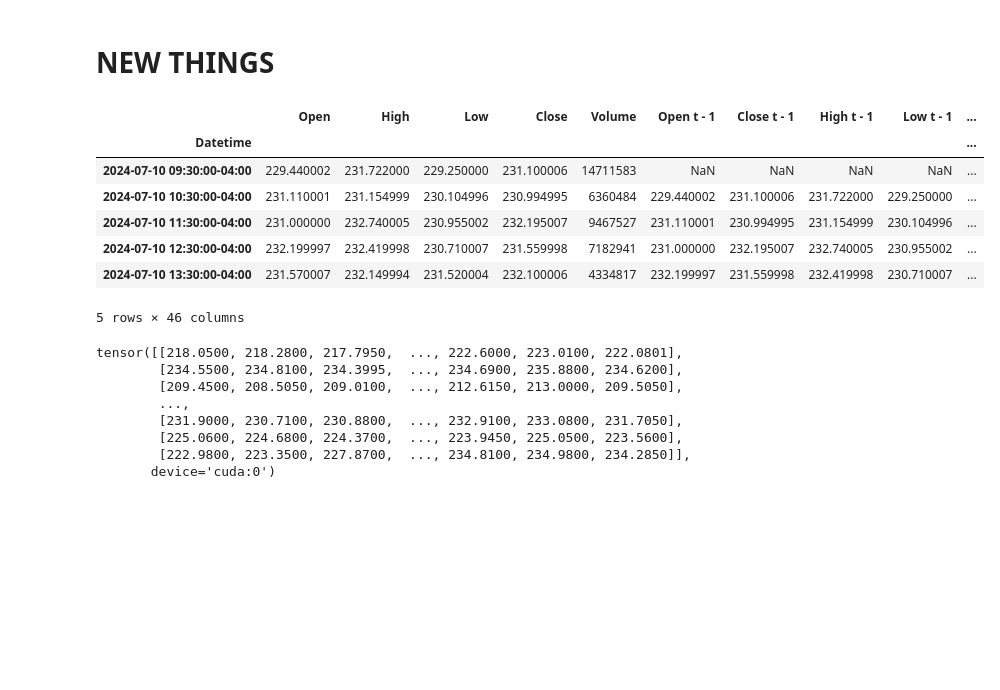
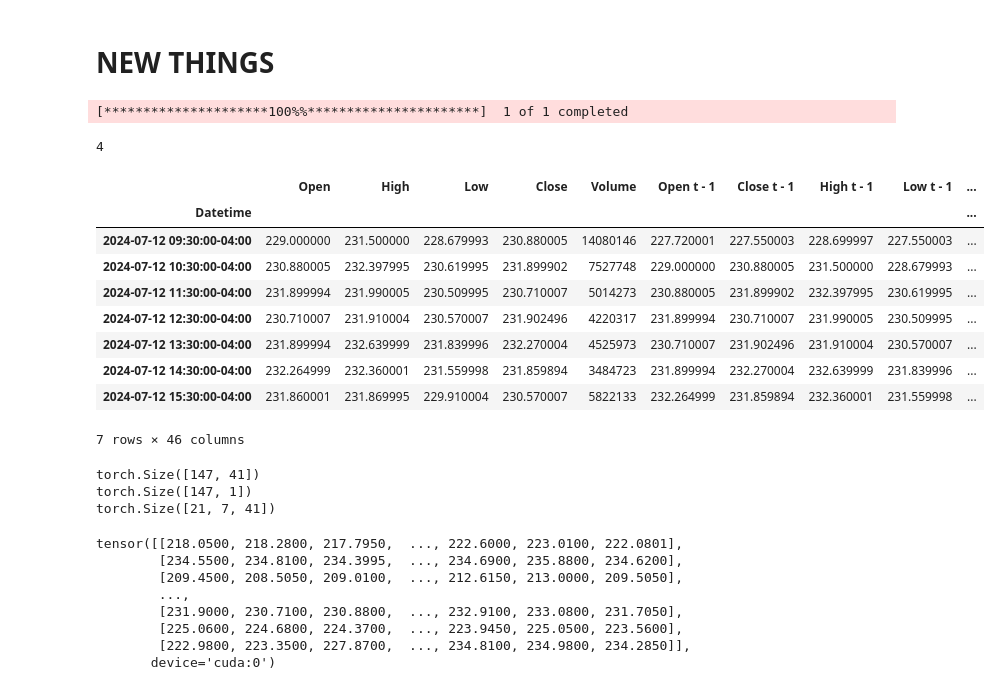
Before and after one commit to yohlimem/AI-Stonks, a Jupyter notebook: main.ipynb, the cells around one changed output. Cells and saved outputs as stored; diff of their text form; code cells hidden in the pictures; blank space fills up the shorter version.

Commit message:
added day segments and support for tensors

```diff
--- a/main.ipynb
+++ b/main.ipynb
@@ -15,45 +17,65 @@ stock_name = "AAPL"
 # %%
 def prepare_data(stock_name, period="5d", interval="1m",back_time=5):
 
     recent_data = yf.download(stock_name, period=period, interval=interval)
     recent_data = recent_data.drop(columns=["Adj Close"])
-
-    segment = 390 if interval == "1m" else 7
-
     recent_data.fillna(method="bfill", inplace=True)
 
     for i in range(back_time):
         recent_data[f"Open t - {i+1}"] = recent_data["Open"].shift((i+1))
         recent_data[f"Close t - {i+1}"] = recent_data["Close"].shift((i+1))
         recent_data[f"High t - {i+1}"] = recent_data["High"].shift((i+1))
         recent_data[f"Low t - {i+1}"] = recent_data["Low"].shift((i+1))
 
+    recent_data.dropna(inplace=True)
+    first_timestamp = recent_data.index[0]
+
+    if first_timestamp.time() != pd.Timestamp("09:30:00").time():
+        index = recent_data.index.get_loc(recent_data[
+            recent_data.index.time == pd.Timestamp("09:30:00").time()
+        ].index[0])
+        print(index)
+        recent_data = recent_data.iloc[index:]
+    # print(recent_data.iloc[0])
     recent_data["movement"] = (recent_data["Close"] > recent_data["Open"]).astype(int)
-    day_segments = [
-        recent_data.iloc[i : i + segment] for i in range(0, len(recent_data), segment)
-    ]
-    # segments_df = pd.concat(segments, ignore_index=True)
 
-    print(day_segments[0].to_markdown())
+    return recent_data
 
-    return day_segments, recent_data
+def split_data(recent_data, interval="1m"):
+    segment = 390 if interval == "1m" else 7
+    if type(recent_data) == pd.DataFrame:
+        day_segments = [
+            recent_data.iloc[i : i + segment] for i in range(0, len(recent_data), segment)
+        ]
+    else:
+        day_segments = torch.from_numpy(np.array([
+            recent_data[i : i + segment] for i in range(0, len(recent_data), segment)
+        ]))
+    return day_segments
 
-day_segments, recent_data = prepare_data(
+recent_data = prepare_data(
     stock_name, back_time=10, period="1mo", interval="1h"
 )
 
+day_segments = split_data(recent_data, interval="1h")
+
+
 recent_data.head()
 day_segments = day_segments[0]
-day_segments.head()
+day_segments[:7]
 # %% [output]
+[*********************100%%**********************]  1 of 1 completed
+4
 |  | Open | High | Low | Close | Volume | Open t - 1 | Close t - 1 | High t - 1 | Low t - 1 | ... |
 | Datetime |  |  |  |  |  |  |  |  |  | ... |
-| 2024-07-10 09:30:00-04:00 | 229.440002 | 231.722000 | 229.250000 | 231.100006 | 14711583 | NaN | NaN | NaN | NaN | ... |
-| 2024-07-10 10:30:00-04:00 | 231.110001 | 231.154999 | 230.104996 | 230.994995 | 6360484 | 229.440002 | 231.100006 | 231.722000 | 229.250000 | ... |
-| 2024-07-10 11:30:00-04:00 | 231.000000 | 232.740005 | 230.955002 | 232.195007 | 9467527 | 231.110001 | 230.994995 | 231.154999 | 230.104996 | ... |
-| 2024-07-10 12:30:00-04:00 | 232.199997 | 232.419998 | 230.710007 | 231.559998 | 7182941 | 231.000000 | 232.195007 | 232.740005 | 230.955002 | ... |
-| 2024-07-10 13:30:00-04:00 | 231.570007 | 232.149994 | 231.520004 | 232.100006 | 4334817 | 232.199997 | 231.559998 | 232.419998 | 230.710007 | ... |
+| 2024-07-12 09:30:00-04:00 | 229.000000 | 231.500000 | 228.679993 | 230.880005 | 14080146 | 227.720001 | 227.550003 | 228.699997 | 227.550003 | ... |
+| 2024-07-12 10:30:00-04:00 | 230.880005 | 232.397995 | 230.619995 | 231.899902 | 7527748 | 229.000000 | 230.880005 | 231.500000 | 228.679993 | ... |
+| 2024-07-12 11:30:00-04:00 | 231.899994 | 231.990005 | 230.509995 | 230.710007 | 5014273 | 230.880005 | 231.899902 | 232.397995 | 230.619995 | ... |
+| 2024-07-12 12:30:00-04:00 | 230.710007 | 231.910004 | 230.570007 | 231.902496 | 4220317 | 231.899994 | 230.710007 | 231.990005 | 230.509995 | ... |
+| 2024-07-12 13:30:00-04:00 | 231.899994 | 232.639999 | 231.839996 | 232.270004 | 4525973 | 230.710007 | 231.902496 | 231.910004 | 230.570007 | ... |
+| 2024-07-12 14:30:00-04:00 | 232.264999 | 232.360001 | 231.559998 | 231.859894 | 3484723 | 231.899994 | 232.270004 | 232.639999 | 231.839996 | ... |
+| 2024-07-12 15:30:00-04:00 | 231.860001 | 231.869995 | 229.910004 | 230.570007 | 5822133 | 232.264999 | 231.859894 | 232.360001 | 231.559998 | ... |
-5 rows × 46 columns
+7 rows × 46 columns
 # %%
 from sklearn.model_selection import train_test_split
 import torch
@@ -66,6 +88,11 @@ y = recent_data[["movement"]]
 
 X_tensor = torch.from_numpy(X.values)
 y_tensor = torch.from_numpy(y.values)
+print(X_tensor.shape)
+print(y_tensor.shape)
+# print(X)
+
+print(split_data(X_tensor, interval="1h").shape)
 
 
 X_train,X_test,y_train,y_test = train_test_split(X_tensor,y_tensor,test_size=0.2)
@@ -74,6 +101,10 @@ X_train = X_train.to(torch.float32).to(device)
 X_test= X_test.to(torch.float32).to(device)
 y_train = y_train.to(torch.float32).to(device)
 y_test =y_test.to(torch.float32).to(device)
+# %% [output]
+torch.Size([147, 41])
+torch.Size([147, 1])
+torch.Size([21, 7, 41])
 # %%
 class LSTMPredictor(nn.Module):
     def __init__(self, input_size, hidden_size, n_layers=2):
```
Also changed, not shown: parts of 2 cells of this notebook.
